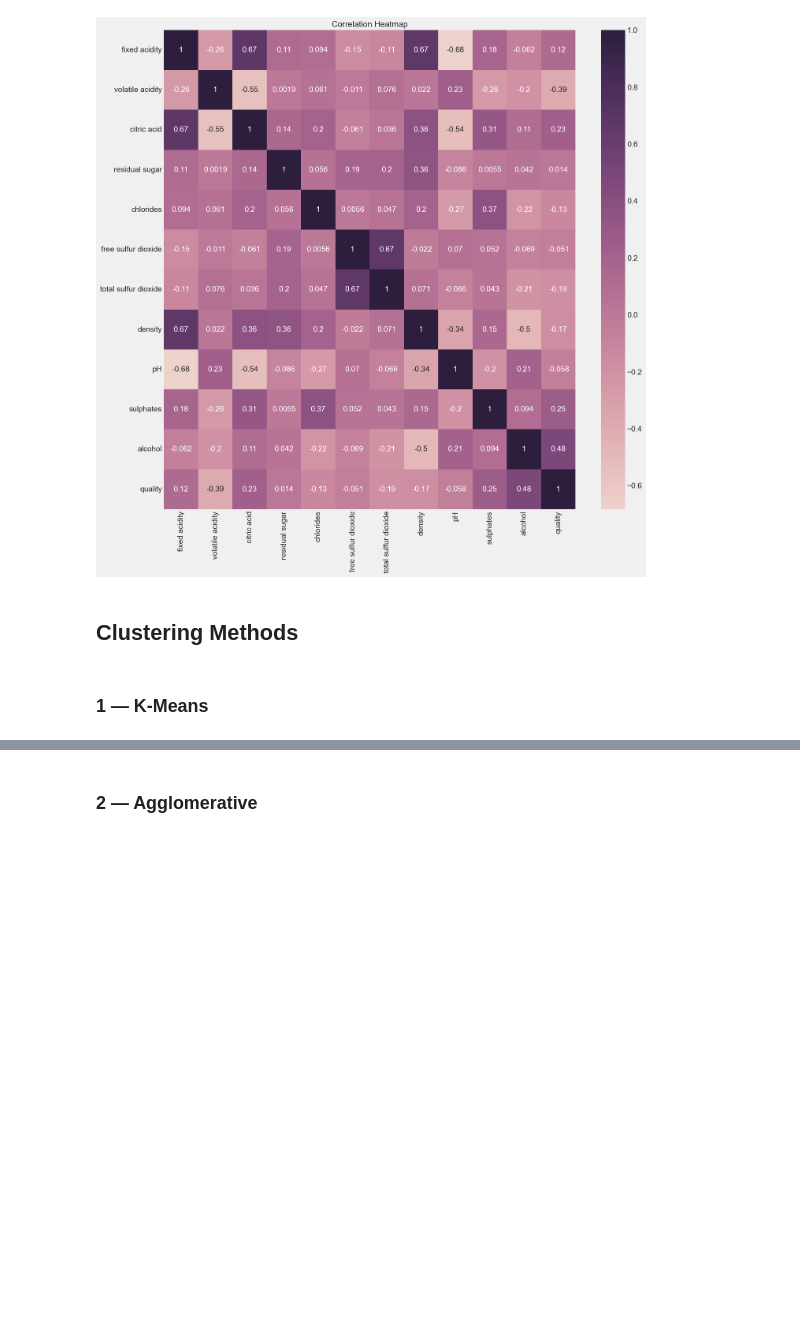
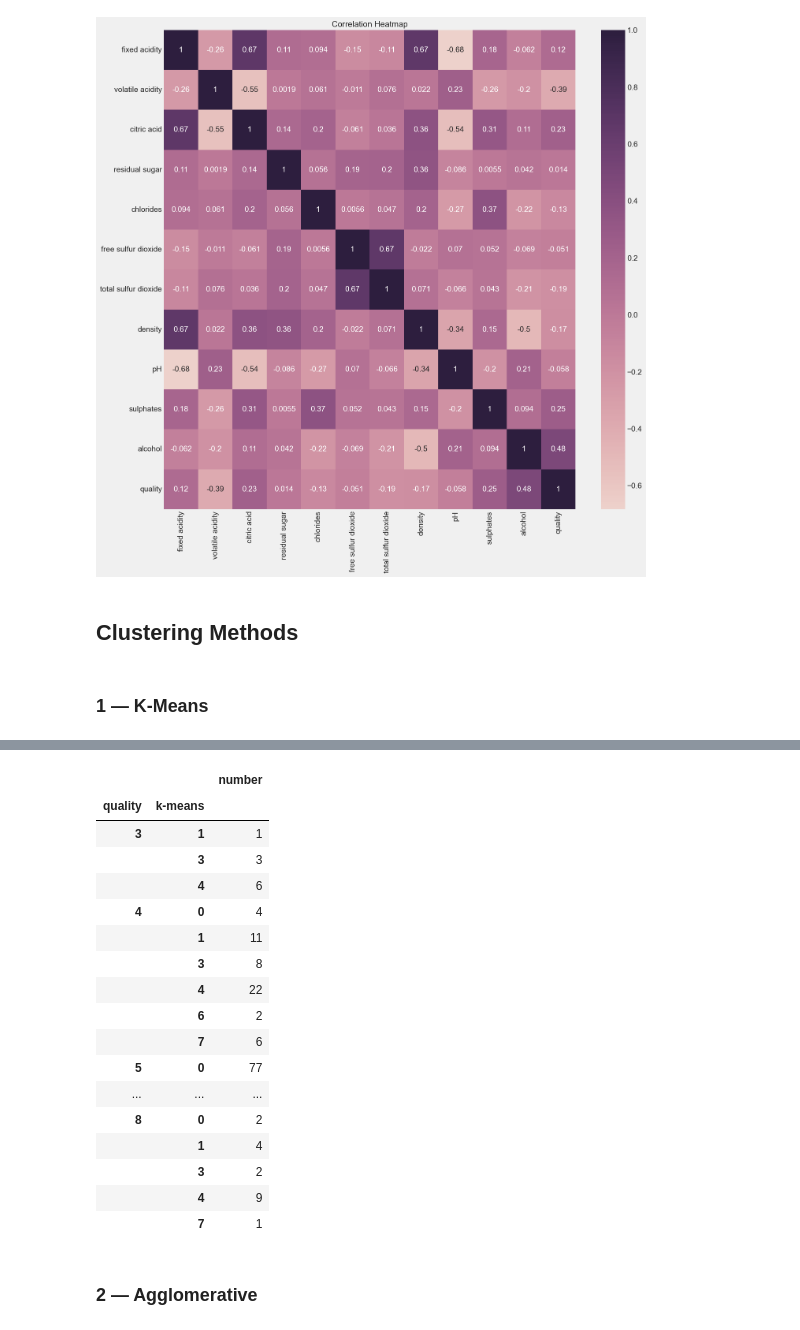
Before and after one commit to zalfyputra/wine-quality-clustering, a Jupyter notebook: wine-quality-clustering.ipynb, the cells around one changed output, grey strips where cells are left out. Cells and saved outputs as stored; diff of their text form; code cells hidden in the pictures; blank space fills up the shorter version.

```diff
--- a/wine-quality-clustering.ipynb
+++ b/wine-quality-clustering.ipynb
@@ -172,2 +230,28 @@ plt.show()
+# %%
+(df[['quality','k-means']]
+ .groupby(['quality','k-means'])
+ .size()
+ .to_frame()
+ .rename(columns={0:'number'}))
+### END SOLUTION
+# %% [output]
+|  |  | number |
+| quality | k-means |  |
+| 3 | 1 | 1 |
+|  | 3 | 3 |
+|  | 4 | 6 |
+| 4 | 0 | 4 |
+|  | 1 | 11 |
+|  | 3 | 8 |
+|  | 4 | 22 |
+|  | 6 | 2 |
+|  | 7 | 6 |
+| 5 | 0 | 77 |
+| ... | ... | ... |
+| 8 | 0 | 2 |
+|  | 1 | 4 |
+|  | 3 | 2 |
+|  | 4 | 9 |
+|  | 7 | 1 |
 # %% [markdown]
 ### 2 — Agglomerative
```
Also changed, not shown: parts of 15 cells of this notebook.
